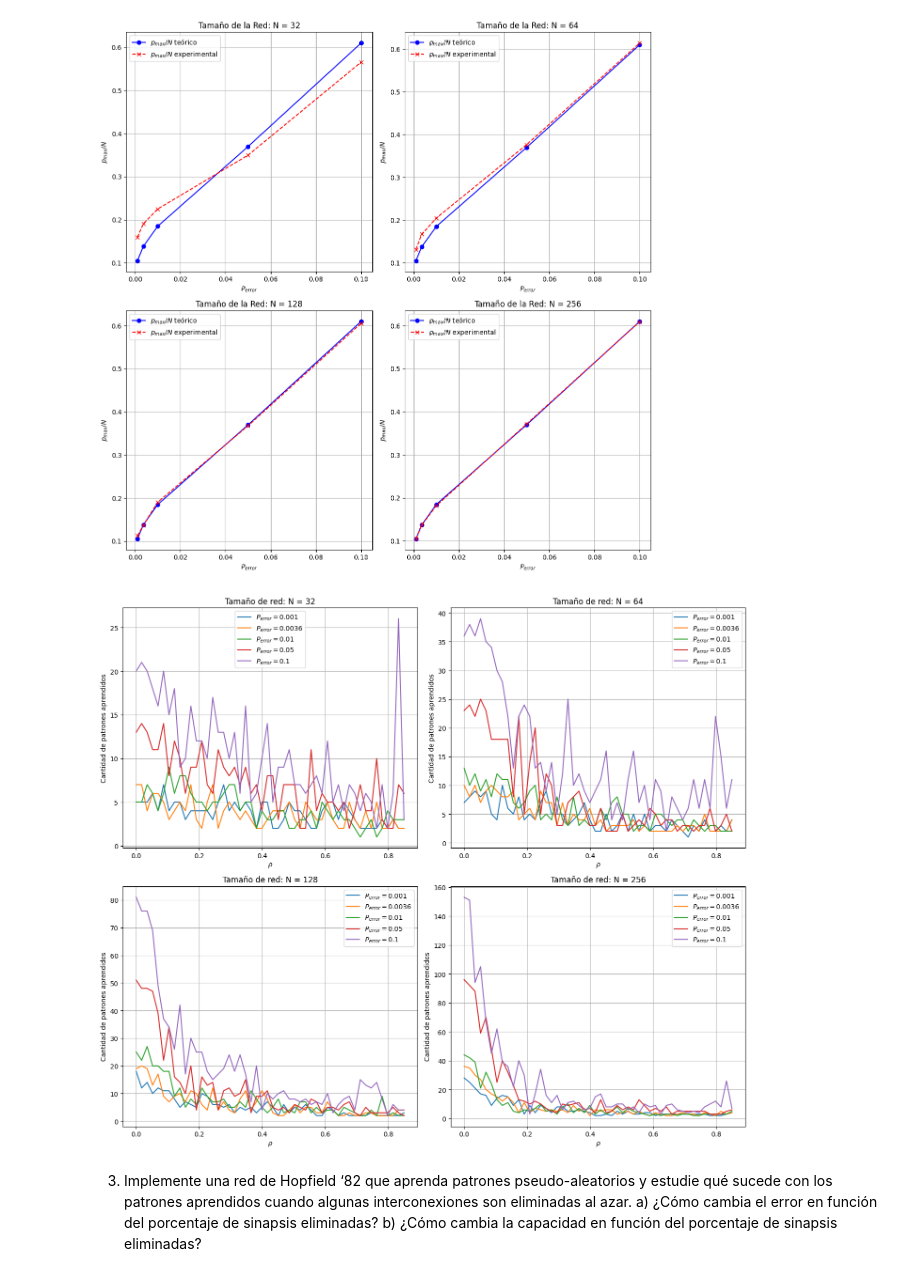
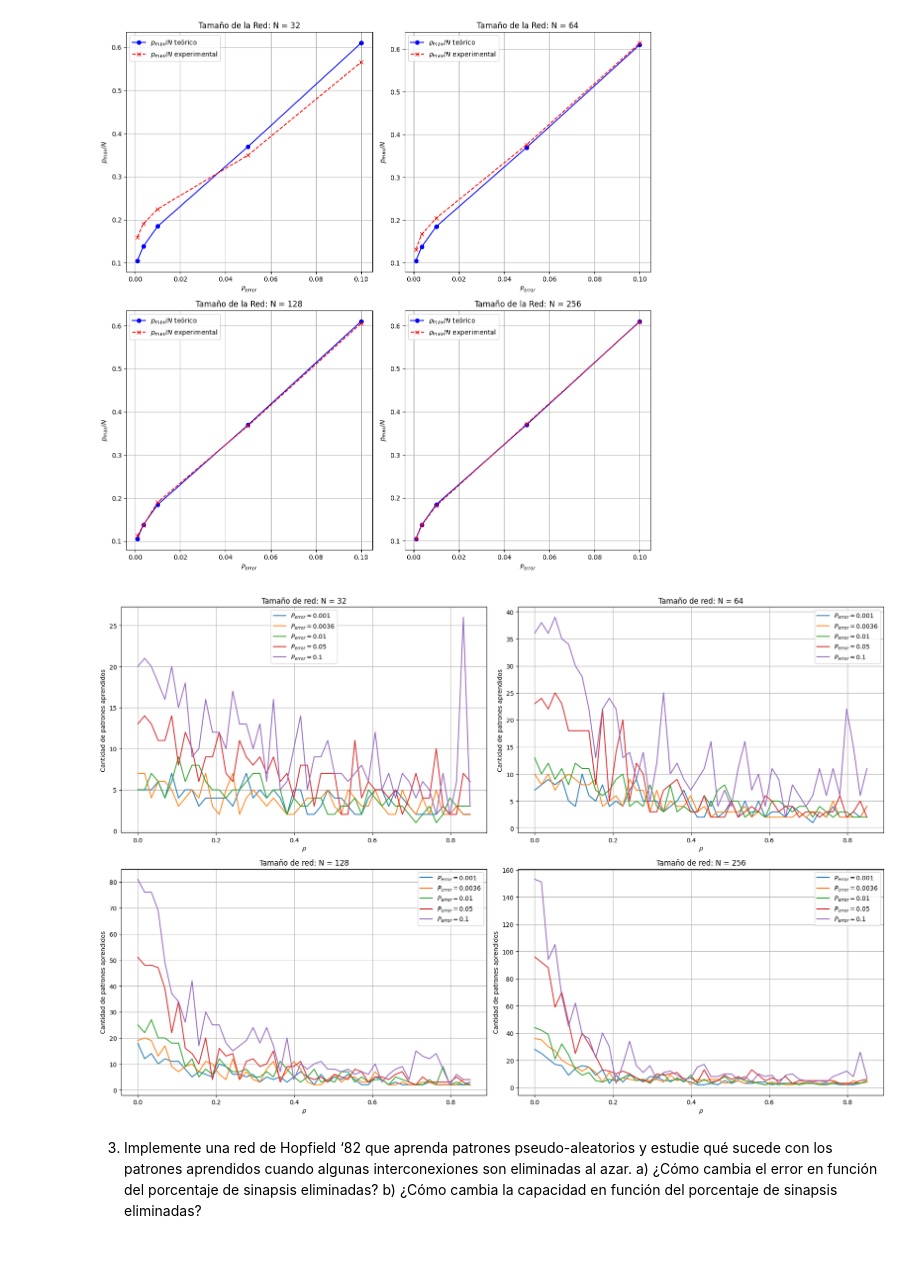
Before and after one commit to lburdman/RedesNeuronales, a Jupyter notebook: TP2/TP2.ipynb, the cells around one changed output. Saved outputs shown, nothing was run; the diff lists cells and outputs as text; code cells hidden in the pictures.

```diff
--- a/TP2/TP2.ipynb
+++ b/TP2/TP2.ipynb
@@ -467,8 +467,8 @@ p_max_N = np.array([0.105, 0.138, 0.185, 0.37, 0.61])
 def generateRandomPattern(N):
     return np.random.choice([-1, 1], size=N)
 
-# Simulación de Red de Hopfield
-def simulateHopfieldNetwork(N, P_error, p_max_N, experiments, p_max_N_experimental):
+# Simulación de Capacidad de Red de Hopfield
+def simulateHopfieldCapacity(N, P_error, experiments, p_max_N_experimental):
     for k in range(experiments):
         random_patterns = []
 
@@ -504,7 +504,7 @@ def generateCorrelatedPattern(N, rho, mean):
     return correlated_pattern
 
 # Simulación de Red de Hopfield con patrones correlacionados
-def simulateHopfieldNetworkCorrelation(N_values, P_errors, correlation_levels):
+def simulateHopfieldCapacityCorrelation(N_values, P_errors, correlation_levels):
     results = []
 
     for N in N_values:
@@ -547,7 +547,7 @@ p_max_N_experimental = np.zeros((experiments, len(P_error)), int)
 
 for idx, N in enumerate(N_values):
     print("N: ", N)
-    p_max_N_experimental_mean = simulateHopfieldNetwork(N, P_error, p_max_N, experiments, p_max_N_experimental)
+    p_max_N_experimental_mean = simulateHopfieldCapacity(N, P_error, experiments, p_max_N_experimental)
     print(p_max_N_experimental_mean)
     p_max_N_experimental_for_N[idx] = p_max_N_experimental_mean
 # %% [output]
@@ -586,32 +585,32 @@ rho_min = 0
 rho_max = 0.85
 correlation_levels = np.linspace(rho_min, rho_max, 50)
 
-simulation_results = simulateHopfieldNetworkCorrelation(N_values, P_errors, correlation_levels)
+simulation_results = simulateHopfieldCapacityCorrelation(N_values, P_errors, correlation_levels)
 # %%
 # CAPACIDAD VS CORRELACIÓN - GRÁFICOS
-fig, axs = plt.subplots(2, 2, figsize=(14, 12))
+fig, axs = plt.subplots(2, 2, figsize=(18, 12))
 axs = axs.flatten()
 
 for i, result in enumerate(simulation_results):
     N = result["N"]
     P_errors = result["P_errors"]
     rho = result["rho"]
     p_max_experimental_all = result["p_max_experimental"]
 
     for j, p_max_experimental in enumerate(p_max_experimental_all):
         p_error = P_errors[j]
         axs[i].plot(rho, p_max_experimental, label=f'$P_{{error}} = {p_error}$')
 
     axs[i].set_title(f'Tamaño de red: N = {N}')
     axs[i].set_xlabel("$\\rho$")
     axs[i].set_ylabel('Cantidad de patrones aprendidos')
     axs[i].legend()
     axs[i].grid()
 
 plt.tight_layout()
 plt.show()
 # %% [output]
-[figure, old version]
+[figure, new version]
 # %% [markdown]
 3. Implemente una red de Hopfield ‘82 que aprenda patrones pseudo-aleatorios y estudie
 qué sucede con los patrones aprendidos cuando algunas interconexiones son eliminadas
```
Also changed, not shown: parts of 16 cells of this notebook, 4 other files.
